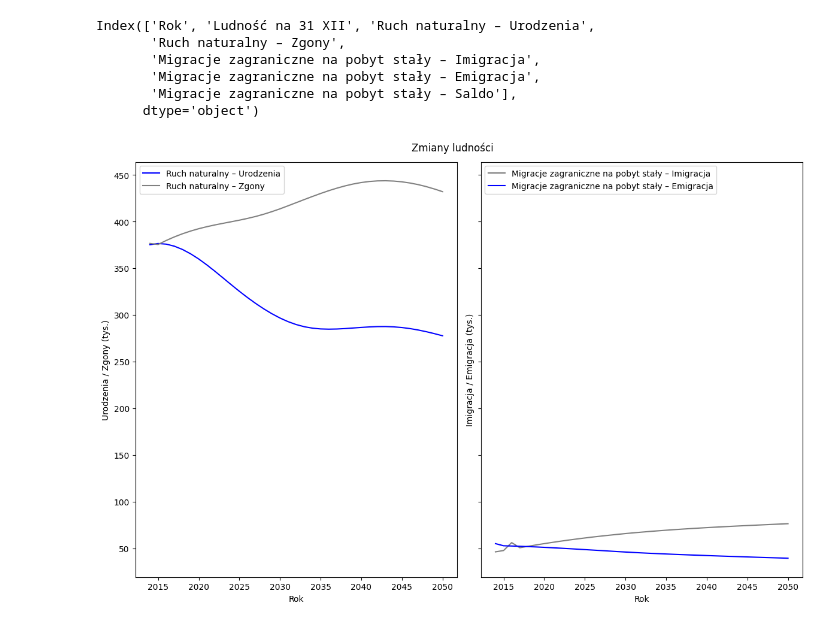
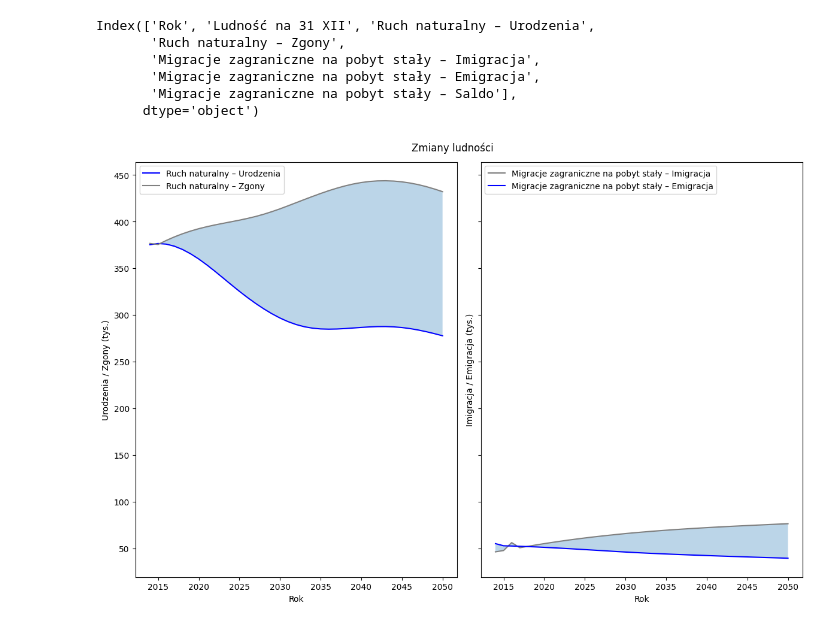
Before and after one commit to Vektor79/Zadania, a Jupyter notebook: 05_Wykresy/Materiały_na_zjazd/02_Wykresy/04_Wiele wykresów na jednym obrazku/1_Ruch naturalny i wędrówkowy.ipynb, the cells around one changed output. Drawn from its saved outputs; the diff is of its cells as text; code cells hidden in the pictures.

Commit message:
Ruch naturalny i wędrówkowy

```diff
--- a/05_Wykresy/Materiały_na_zjazd/02_Wykresy/04_Wiele wykresów na jednym obrazku/1_Ruch naturalny i wędrówkowy.ipynb
+++ b/05_Wykresy/Materiały_na_zjazd/02_Wykresy/04_Wiele wykresów na jednym obrazku/1_Ruch naturalny i wędrówkowy.ipynb
@@ -89,6 +88,10 @@ axs[0].plot(
     color="grey",
     label = "Ruch naturalny – Zgony")
 
+# jak chcemy zrobić wypełnienie kolorem pomiędzy dwiema liniami na wykresie, to:
+axs[0].fill_between(df["Rok"], df["Ruch naturalny – Urodzenia"], df["Ruch naturalny – Zgony"], alpha=0.3)
+
+
 # drugi wykres:
 axs[1].plot(
     df["Rok"],
@@ -101,35 +104,39 @@ axs[1].plot(
     df["Migracje zagraniczne na pobyt stały – Emigracja"],
     color="blue",
     label="Migracje zagraniczne na pobyt stały – Emigracja")
+
+# jak chcemy zrobić wypełnienie kolorem pomiędzy dwiema liniami na wykresie, to:
+axs[1].fill_between(df["Rok"], df["Migracje zagraniczne na pobyt stały – Imigracja"], df["Migracje zagraniczne na pobyt stały – Emigracja"], alpha=0.3)
+
 
 # legenda domyślnie ustawi się sama w jakimś miejscu:
 # axs[0].legend()
 # axs[1].legend()
 
 # jeżeli legenda się umieści w złym miejscu, to możemy przesunąć legendę:
 axs[0].legend(loc="upper left")
 axs[1].legend(loc="upper left")
 
 #opisujemy osie x i y:
 axs[0].set_xlabel("Rok")
 axs[0].set_ylabel("Urodzenia / Zgony (tys.)")
 
 axs[1].set_xlabel("Rok")
 axs[1].set_ylabel("Imigracja / Emigracja (tys.)")
 
 # fig.set_title("zmiany")
 
 # obcinam zera na osi y:
 axs[0].yaxis.set_major_formatter(ticker.FuncFormatter(lambda x, pos: f'{int(x / 1e3)}'))
 axs[1].yaxis.set_major_formatter(ticker.FuncFormatter(lambda x, pos: f'{int(x / 1e3)}'))
 
 # fig bo tytuł jeden do wszystkich wykresów (jak chcę do każdego wykresu inny tytuł, to plt.title)
 fig.suptitle("Zmiany ludności")
 
 
 # plt.xticks(rotation=45)
 
 plt.tight_layout()
 plt.show()
 # %% [output]
-[figure, old version]
+[figure, new version]
```
Also changed, not shown: parts of 2 cells of this notebook.
